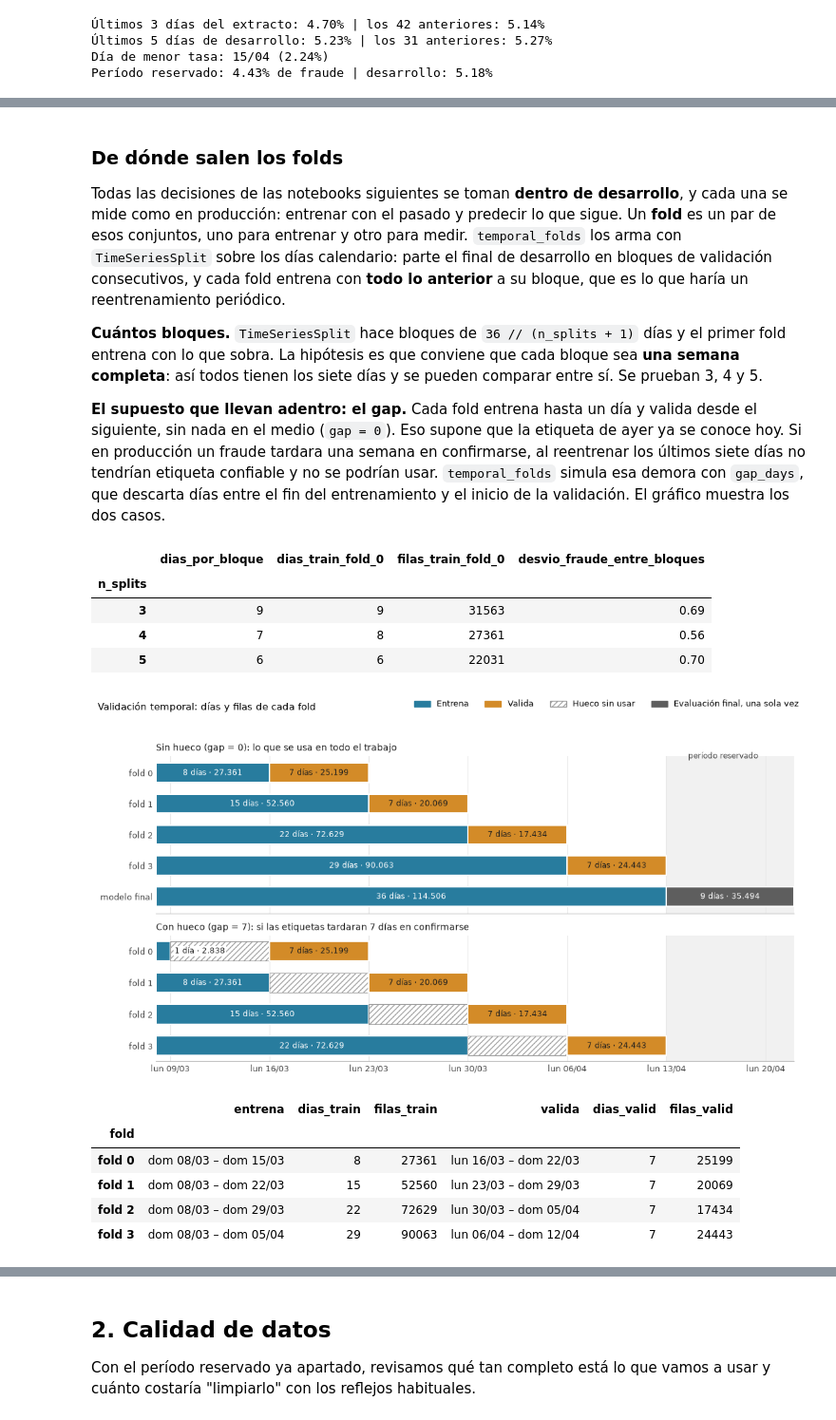
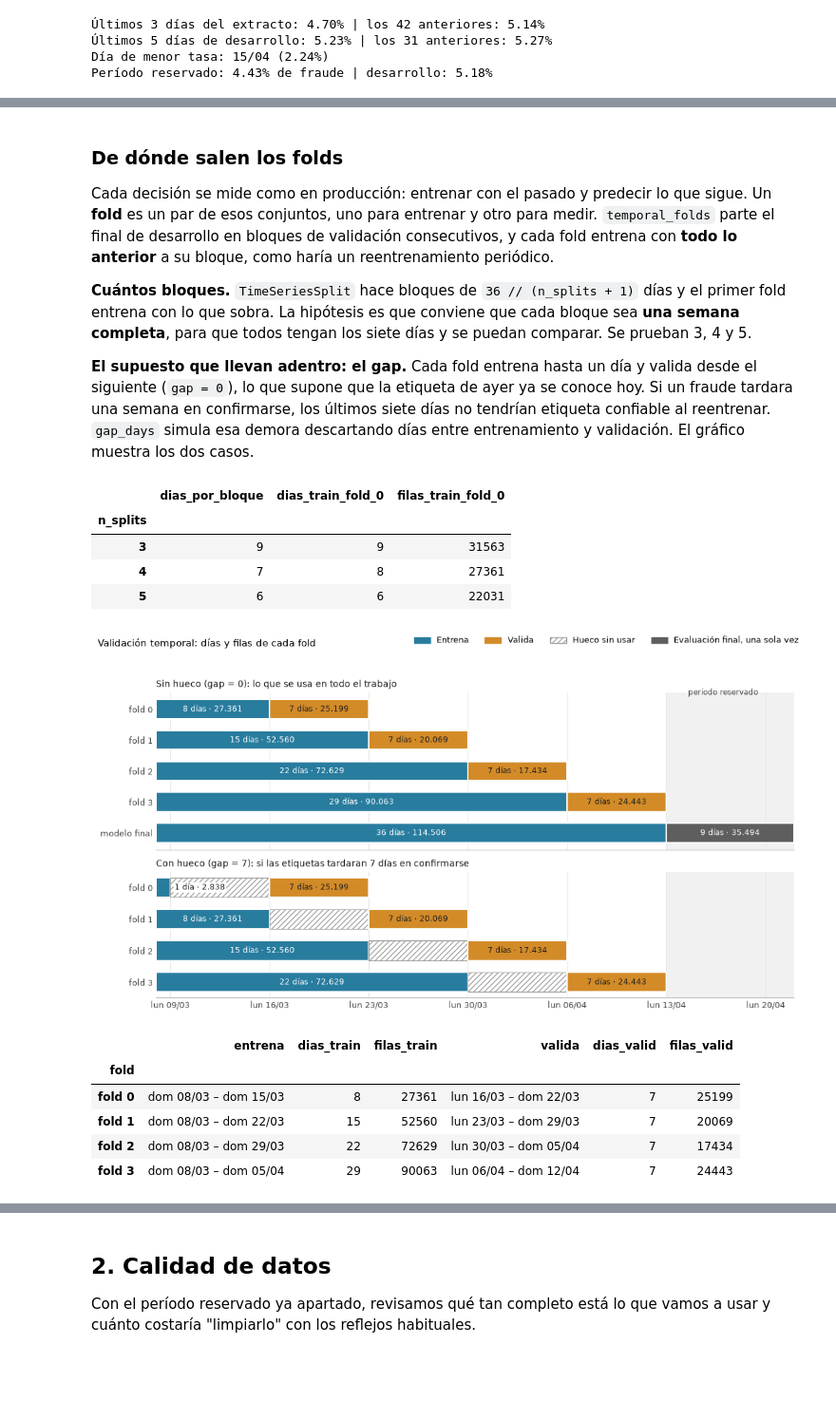
Before and after one commit to matimoya/mercadolibre-fraud-detection, a Jupyter notebook: notebooks/01_eda.ipynb, the cells around one changed output, grey strips where cells are left out. Shown at 95% size. Saved outputs shown, nothing was run; the diff lists cells and outputs as text; code cells hidden in the pictures; blank space fills up the shorter version.

```diff
--- a/notebooks/01_eda.ipynb
+++ b/notebooks/01_eda.ipynb
@@ -244,47 +213,43 @@ puede distinguir si es una demora o un cambio real de nivel: se deja anotado.
 # %% [markdown]
 ### De dónde salen los folds
 
-Todas las decisiones de las notebooks siguientes se toman **dentro de desarrollo**, y cada una se mide
-como en producción: entrenar con el pasado y predecir lo que sigue. Un **fold** es un par de esos
-conjuntos, uno para entrenar y otro para medir. `temporal_folds` los arma con `TimeSeriesSplit` sobre
-los días calendario: parte el final de desarrollo en bloques de validación consecutivos, y cada fold
-entrena con **todo lo anterior** a su bloque, que es lo que haría un reentrenamiento periódico.
+Cada decisión se mide como en producción: entrenar con el pasado y predecir lo que sigue. Un **fold** es
+un par de esos conjuntos, uno para entrenar y otro para medir. `temporal_folds` parte el final de
+desarrollo en bloques de validación consecutivos, y cada fold entrena con **todo lo anterior** a su
+bloque, como haría un reentrenamiento periódico.
 
 **Cuántos bloques.** `TimeSeriesSplit` hace bloques de `36 // (n_splits + 1)` días y el primer fold
-entrena con lo que sobra. La hipótesis es que conviene que cada bloque sea **una semana completa**: así
-todos tienen los siete días y se pueden comparar entre sí. Se prueban 3, 4 y 5.
+entrena con lo que sobra. La hipótesis es que conviene que cada bloque sea **una semana completa**, para
+que todos tengan los siete días y se puedan comparar. Se prueban 3, 4 y 5.
 
-**El supuesto que llevan adentro: el gap.** Cada fold entrena hasta un día y valida desde el siguiente,
-sin nada en el medio (`gap = 0`). Eso supone que la etiqueta de ayer ya se conoce hoy. Si en producción
-un fraude tardara una semana en confirmarse, al reentrenar los últimos siete días no tendrían etiqueta
-confiable y no se podrían usar. `temporal_folds` simula esa demora con `gap_days`, que descarta días
-entre el fin del entrenamiento y el inicio de la validación. El gráfico muestra los dos casos.
+**El supuesto que llevan adentro: el gap.** Cada fold entrena hasta un día y valida desde el siguiente
+(`gap = 0`), lo que supone que la etiqueta de ayer ya se conoce hoy. Si un fraude tardara una semana en
+confirmarse, los últimos siete días no tendrían etiqueta confiable al reentrenar. `gap_days` simula esa
+demora descartando días entre entrenamiento y validación. El gráfico muestra los dos casos.
 # %%
 comparacion = []
 for bloques in (3, 4, 5):
     folds_prueba = list(temporal_folds(development.fecha, n_splits=bloques))
     primer_train, primer_valid = folds_prueba[0]
-    tasas = [100 * development[TARGET].iloc[valid_pos].mean() for _, valid_pos in folds_prueba]
     comparacion.append(
         {
             "n_splits": bloques,
             "dias_por_bloque": development.fecha.iloc[primer_valid].dt.normalize().nunique(),
             "dias_train_fold_0": development.fecha.iloc[primer_train].dt.normalize().nunique(),
             "filas_train_fold_0": len(primer_train),
-            "desvio_fraude_entre_bloques": np.std(tasas, ddof=1),
         }
     )
 display(pd.DataFrame(comparacion).set_index("n_splits").round(2))
 
 fig, calendario = plot_temporal_folds(development.fecha, test.fecha, gap_days=(0, 7))
 plt.show()
 display(calendario)
 # %% [output]
-|  | dias_por_bloque | dias_train_fold_0 | filas_train_fold_0 | desvio_fraude_entre_bloques |
-| n_splits |  |  |  |  |
-| 3 | 9 | 9 | 31563 | 0.69 |
-| 4 | 7 | 8 | 27361 | 0.56 |
-| 5 | 6 | 6 | 22031 | 0.70 |
+|  | dias_por_bloque | dias_train_fold_0 | filas_train_fold_0 |
+| n_splits |  |  |  |
+| 3 | 9 | 9 | 31563 |
+| 4 | 7 | 8 | 27361 |
+| 5 | 6 | 6 | 22031 |
 [figure]
 |  | entrena | dias_train | filas_train | valida | dias_valid | filas_valid |
 | fold |  |  |  |  |  |  |
```
Also changed, not shown: parts of 26 cells of this notebook, 4 other files.
